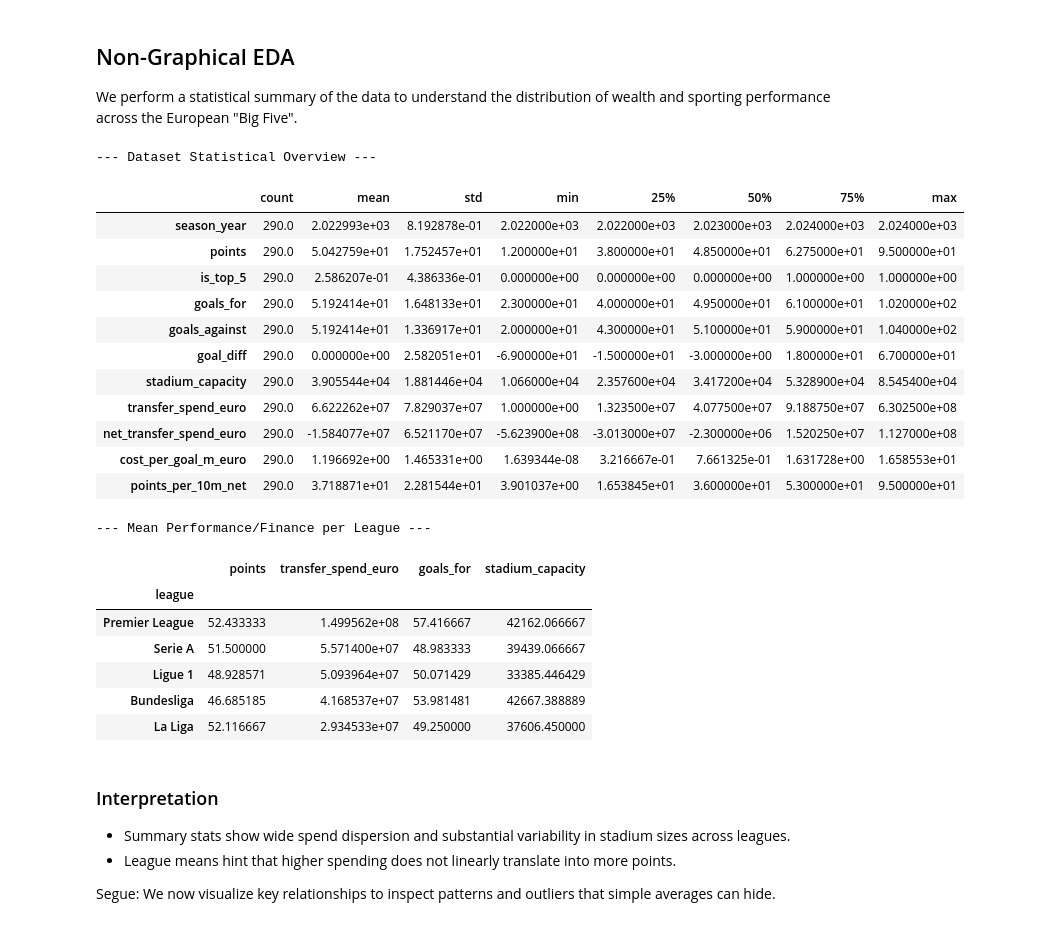
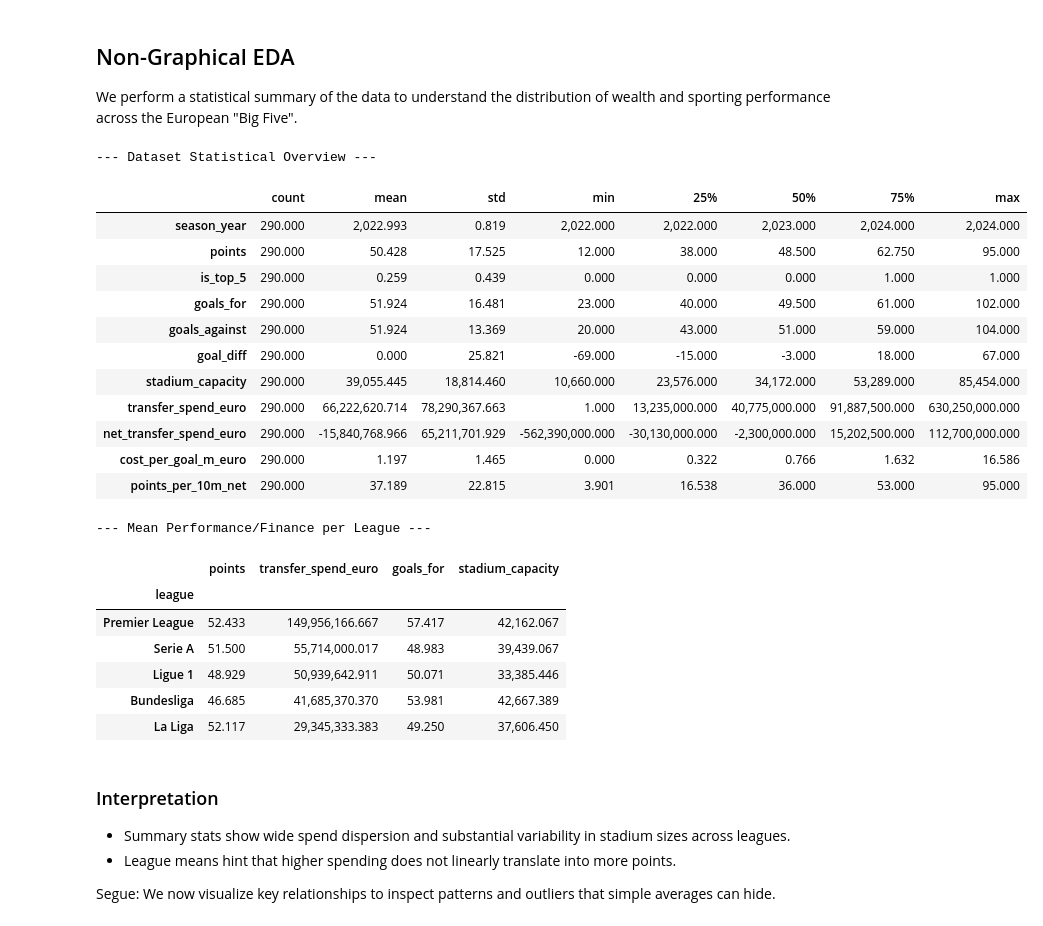
Before and after one commit to minhsang-03/project, a Jupyter notebook: notebooks/01_eda.ipynb, the cells around one changed output. Saved outputs shown, nothing was run; the diff lists cells and outputs as text; code cells hidden in the pictures.

```diff
--- a/notebooks/01_eda.ipynb
+++ b/notebooks/01_eda.ipynb
@@ -100,34 +100,35 @@ We perform a statistical summary of the data to understand the distribution of w
 # %%
 # 3.1 General Summary
 print("--- Dataset Statistical Overview ---")
-display(df.describe().T)
+summary_display = df.describe().T.round(3)
+display(summary_display.style.format(precision=3, thousands=','))
 
 # 3.2 Comparison of League Cultures
 print("\n--- Mean Performance/Finance per League ---")
-league_summary = df.groupby('league')[['points', 'transfer_spend_euro', 'goals_for', 'stadium_capacity']].mean()
-display(league_summary.sort_values(by='transfer_spend_euro', ascending=False))
+league_summary = df.groupby('league')[['points', 'transfer_spend_euro', 'goals_for', 'stadium_capacity']].mean().round(3)
+display(league_summary.sort_values(by='transfer_spend_euro', ascending=False).style.format(precision=3, thousands=','))
 # %% [output]
 --- Dataset Statistical Overview ---
 |  | count | mean | std | min | 25% | 50% | 75% | max |
-| season_year | 290.0 | 2.022993e+03 | 8.192878e-01 | 2.022000e+03 | 2.022000e+03 | 2.023000e+03 | 2.024000e+03 | 2.024000e+03 |
-| points | 290.0 | 5.042759e+01 | 1.752457e+01 | 1.200000e+01 | 3.800000e+01 | 4.850000e+01 | 6.275000e+01 | 9.500000e+01 |
-| is_top_5 | 290.0 | 2.586207e-01 | 4.386336e-01 | 0.000000e+00 | 0.000000e+00 | 0.000000e+00 | 1.000000e+00 | 1.000000e+00 |
-| goals_for | 290.0 | 5.192414e+01 | 1.648133e+01 | 2.300000e+01 | 4.000000e+01 | 4.950000e+01 | 6.100000e+01 | 1.020000e+02 |
-| goals_against | 290.0 | 5.192414e+01 | 1.336917e+01 | 2.000000e+01 | 4.300000e+01 | 5.100000e+01 | 5.900000e+01 | 1.040000e+02 |
-| goal_diff | 290.0 | 0.000000e+00 | 2.582051e+01 | -6.900000e+01 | -1.500000e+01 | -3.000000e+00 | 1.800000e+01 | 6.700000e+01 |
-| stadium_capacity | 290.0 | 3.905544e+04 | 1.881446e+04 | 1.066000e+04 | 2.357600e+04 | 3.417200e+04 | 5.328900e+04 | 8.545400e+04 |
-| transfer_spend_euro | 290.0 | 6.622262e+07 | 7.829037e+07 | 1.000000e+00 | 1.323500e+07 | 4.077500e+07 | 9.188750e+07 | 6.302500e+08 |
-| net_transfer_spend_euro | 290.0 | -1.584077e+07 | 6.521170e+07 | -5.623900e+08 | -3.013000e+07 | -2.300000e+06 | 1.520250e+07 | 1.127000e+08 |
-| cost_per_goal_m_euro | 290.0 | 1.196692e+00 | 1.465331e+00 | 1.639344e-08 | 3.216667e-01 | 7.661325e-01 | 1.631728e+00 | 1.658553e+01 |
-| points_per_10m_net | 290.0 | 3.718871e+01 | 2.281544e+01 | 3.901037e+00 | 1.653845e+01 | 3.600000e+01 | 5.300000e+01 | 9.500000e+01 |
+| season_year | 290.000 | 2,022.993 | 0.819 | 2,022.000 | 2,022.000 | 2,023.000 | 2,024.000 | 2,024.000 |
+| points | 290.000 | 50.428 | 17.525 | 12.000 | 38.000 | 48.500 | 62.750 | 95.000 |
+| is_top_5 | 290.000 | 0.259 | 0.439 | 0.000 | 0.000 | 0.000 | 1.000 | 1.000 |
+| goals_for | 290.000 | 51.924 | 16.481 | 23.000 | 40.000 | 49.500 | 61.000 | 102.000 |
+| goals_against | 290.000 | 51.924 | 13.369 | 20.000 | 43.000 | 51.000 | 59.000 | 104.000 |
+| goal_diff | 290.000 | 0.000 | 25.821 | -69.000 | -15.000 | -3.000 | 18.000 | 67.000 |
+| stadium_capacity | 290.000 | 39,055.445 | 18,814.460 | 10,660.000 | 23,576.000 | 34,172.000 | 53,289.000 | 85,454.000 |
+| transfer_spend_euro | 290.000 | 66,222,620.714 | 78,290,367.663 | 1.000 | 13,235,000.000 | 40,775,000.000 | 91,887,500.000 | 630,250,000.000 |
+| net_transfer_spend_euro | 290.000 | -15,840,768.966 | 65,211,701.929 | -562,390,000.000 | -30,130,000.000 | -2,300,000.000 | 15,202,500.000 | 112,700,000.000 |
+| cost_per_goal_m_euro | 290.000 | 1.197 | 1.465 | 0.000 | 0.322 | 0.766 | 1.632 | 16.586 |
+| points_per_10m_net | 290.000 | 37.189 | 22.815 | 3.901 | 16.538 | 36.000 | 53.000 | 95.000 |
 --- Mean Performance/Finance per League ---
 |  | points | transfer_spend_euro | goals_for | stadium_capacity |
 | league |  |  |  |  |
-| Premier League | 52.433333 | 1.499562e+08 | 57.416667 | 42162.066667 |
-| Serie A | 51.500000 | 5.571400e+07 | 48.983333 | 39439.066667 |
-| Ligue 1 | 48.928571 | 5.093964e+07 | 50.071429 | 33385.446429 |
-| Bundesliga | 46.685185 | 4.168537e+07 | 53.981481 | 42667.388889 |
-| La Liga | 52.116667 | 2.934533e+07 | 49.250000 | 37606.450000 |
+| Premier League | 52.433 | 149,956,166.667 | 57.417 | 42,162.067 |
+| Serie A | 51.500 | 55,714,000.017 | 48.983 | 39,439.067 |
+| Ligue 1 | 48.929 | 50,939,642.911 | 50.071 | 33,385.446 |
+| Bundesliga | 46.685 | 41,685,370.370 | 53.981 | 42,667.389 |
+| La Liga | 52.117 | 29,345,333.383 | 49.250 | 37,606.450 |
 # %% [markdown]
 ### Interpretation
 - Summary stats show wide spend dispersion and substantial variability in stadium sizes across leagues.
```
Also changed, not shown: parts of 5 cells of this notebook, 1 other file.
